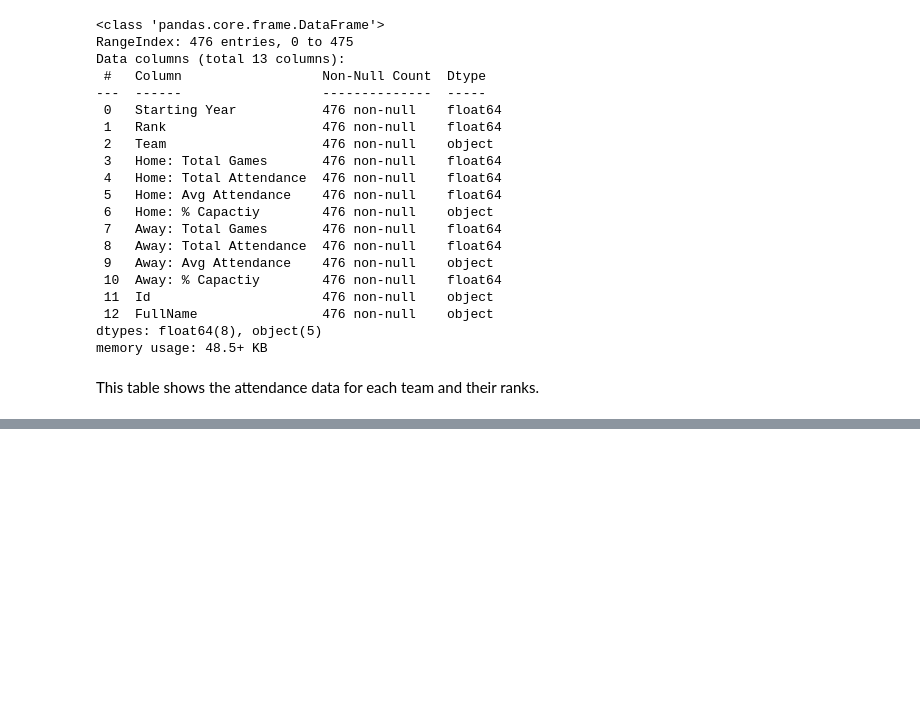
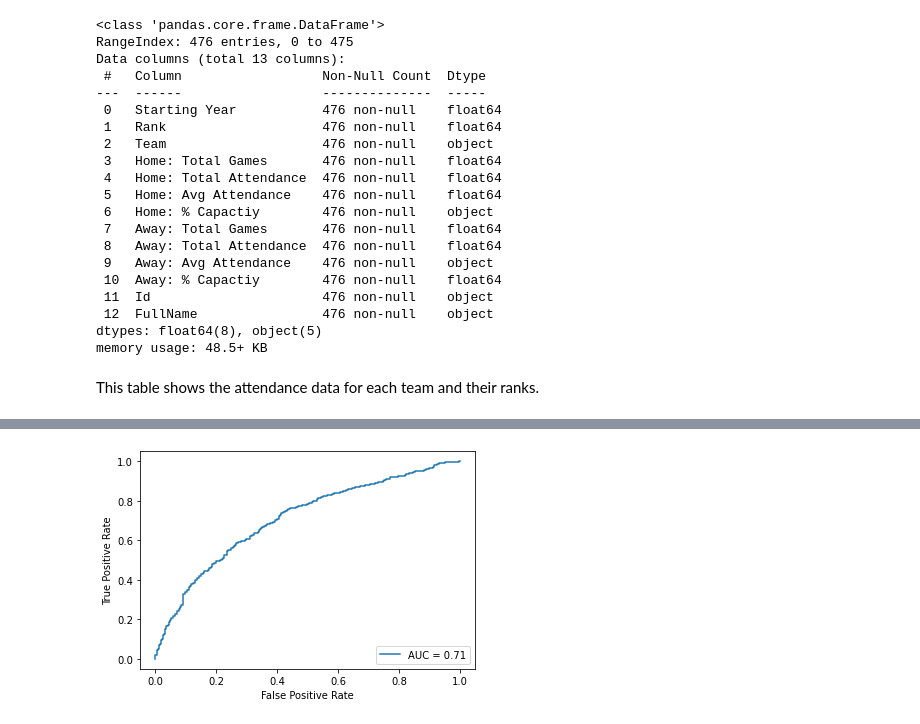
Before and after one commit to VIcKII-Z/Database-final-proj_on-NBA-datasets, a Jupyter notebook: final_proj.ipynb, the cells around one changed output, grey strips where cells are left out. Saved outputs shown, nothing was run; the diff lists cells and outputs as text; code cells hidden in the pictures; blank space fills up the shorter version.

```diff
--- a/final_proj.ipynb
+++ b/final_proj.ipynb
@@ -1135,0 +1620,8 @@ This table shows the attendance data for each team and their ranks.
+# %%
+fpr, tpr, thresholds = roc_curve(train_label, y_probas[:,1])
+
+roc_auc = auc(fpr, tpr)
+display = RocCurveDisplay(fpr=fpr, tpr=tpr, roc_auc=roc_auc)
+display.plot()
+# %% [output]
+[figure, added]
```
Also changed, not shown: parts of 72 cells of this notebook.
